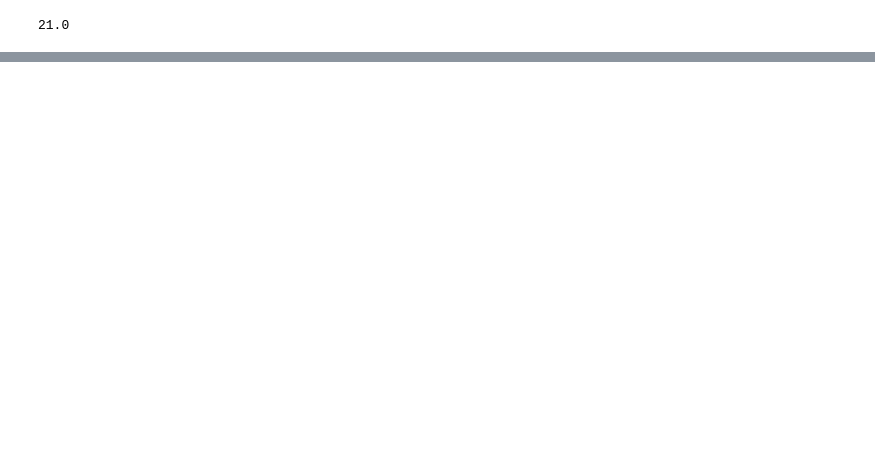
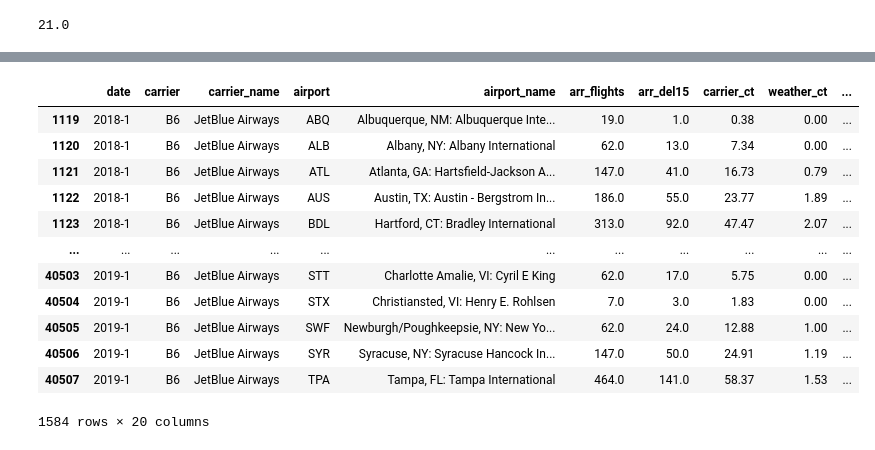
Before and after one commit to Davis-Data-Science-Club/Pandas-Tutorial, a Jupyter notebook: pandas_misc.ipynb, the cells around one changed output, grey strips where cells are left out. Cells and saved outputs as stored; diff of their text form; code cells hidden in the pictures; blank space fills up the shorter version.

```diff
--- a/pandas_misc.ipynb
+++ b/pandas_misc.ipynb
@@ -128,0 +156,17 @@ arrivals_df.loc[789,'arr_cancelled']
+# %%
+# Find all entries contained in the 'JetBlue Airways' group
+gc.get_group('JetBlue Airways')
+# %% [output]
+|  | date | carrier | carrier_name | airport | airport_name | arr_flights | arr_del15 | carrier_ct | weather_ct | ... |
+| 1119 | 2018-1 | B6 | JetBlue Airways | ABQ | Albuquerque, NM: Albuquerque Inte... | 19.0 | 1.0 | 0.38 | 0.00 | ... |
+| 1120 | 2018-1 | B6 | JetBlue Airways | ALB | Albany, NY: Albany International | 62.0 | 13.0 | 7.34 | 0.00 | ... |
+| 1121 | 2018-1 | B6 | JetBlue Airways | ATL | Atlanta, GA: Hartsfield-Jackson A... | 147.0 | 41.0 | 16.73 | 0.79 | ... |
+| 1122 | 2018-1 | B6 | JetBlue Airways | AUS | Austin, TX: Austin - Bergstrom In... | 186.0 | 55.0 | 23.77 | 1.89 | ... |
+| 1123 | 2018-1 | B6 | JetBlue Airways | BDL | Hartford, CT: Bradley International | 313.0 | 92.0 | 47.47 | 2.07 | ... |
+| ... | ... | ... | ... | ... | ... | ... | ... | ... | ... | ... |
+| 40503 | 2019-1 | B6 | JetBlue Airways | STT | Charlotte Amalie, VI: Cyril E King | 62.0 | 17.0 | 5.75 | 0.00 | ... |
+| 40504 | 2019-1 | B6 | JetBlue Airways | STX | Christiansted, VI: Henry E. Rohlsen | 7.0 | 3.0 | 1.83 | 0.00 | ... |
+| 40505 | 2019-1 | B6 | JetBlue Airways | SWF | Newburgh/Poughkeepsie, NY: New Yo... | 62.0 | 24.0 | 12.88 | 1.00 | ... |
+| 40506 | 2019-1 | B6 | JetBlue Airways | SYR | Syracuse, NY: Syracuse Hancock In... | 147.0 | 50.0 | 24.91 | 1.19 | ... |
+| 40507 | 2019-1 | B6 | JetBlue Airways | TPA | Tampa, FL: Tampa International | 464.0 | 141.0 | 58.37 | 1.53 | ... |
+1584 rows × 20 columns
```
Also changed, not shown: parts of 4 cells of this notebook, 1 other file.
